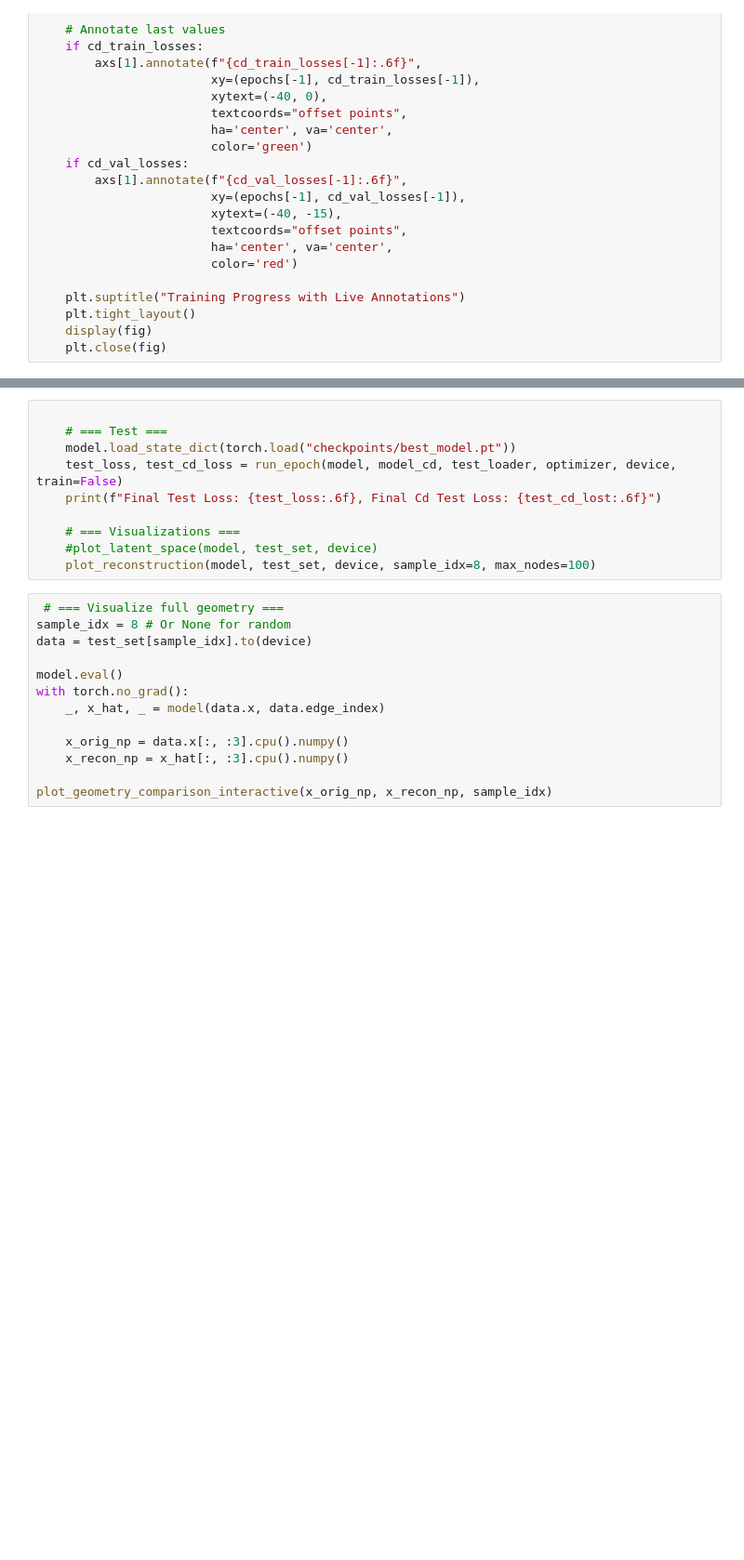
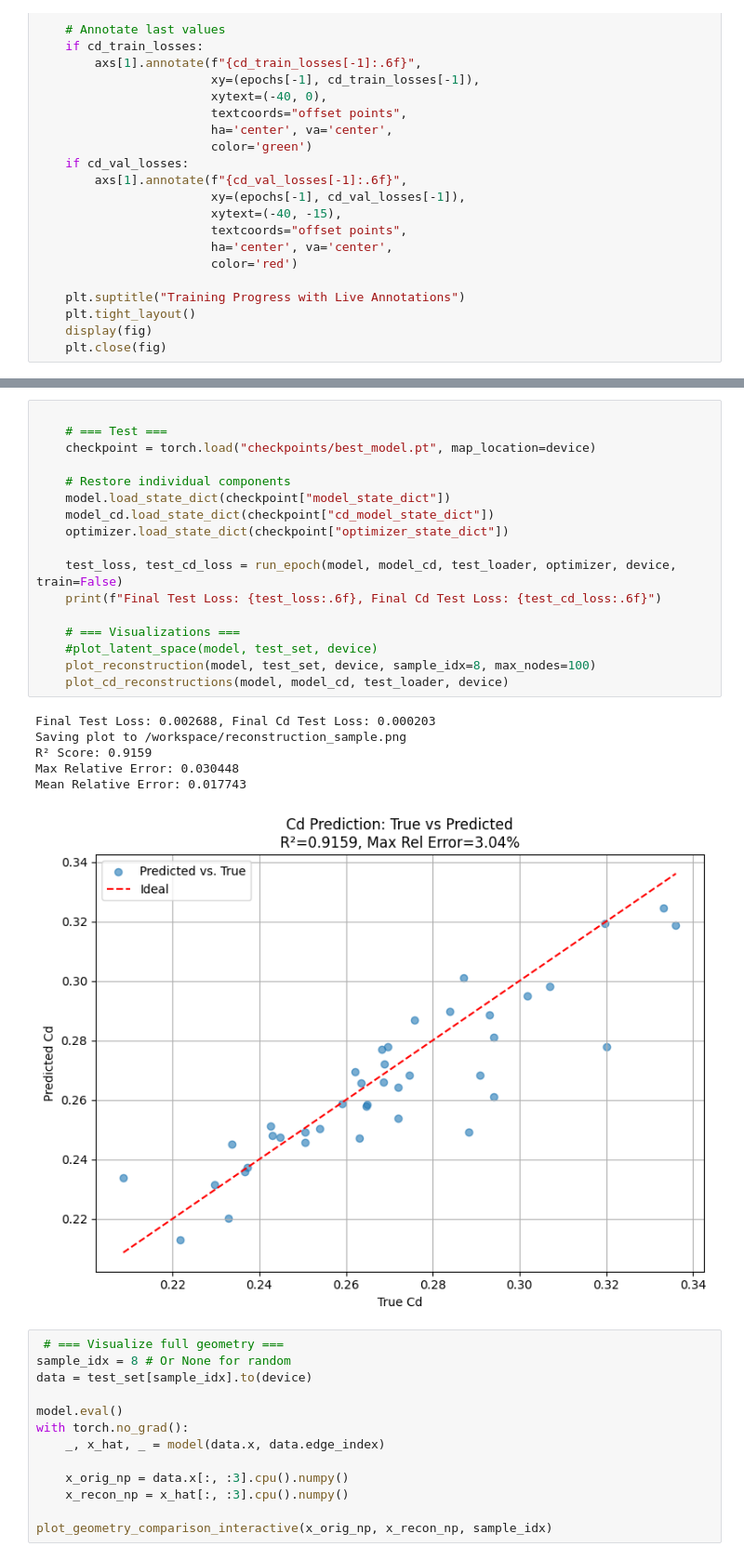
Before and after one commit to koutsavd/GeometryEncoderTorchGeom, a Jupyter notebook: AutoEncoderOPT.ipynb, the cells around one changed output, grey strips where cells are left out. Shown at 93% size. Drawn from its saved outputs; the diff is of its cells as text; blank space fills up the shorter version.

```diff
--- a/AutoEncoderOPT.ipynb
+++ b/AutoEncoderOPT.ipynb
@@ -477,13 +449,27 @@ for epoch in range(start_epoch, 101):
 # %%
 
     # === Test ===
-    model.load_state_dict(torch.load("checkpoints/best_model.pt"))
+    checkpoint = torch.load("checkpoints/best_model.pt", map_location=device)
+
+    # Restore individual components
+    model.load_state_dict(checkpoint["model_state_dict"])
+    model_cd.load_state_dict(checkpoint["cd_model_state_dict"])
+    optimizer.load_state_dict(checkpoint["optimizer_state_dict"])
+
     test_loss, test_cd_loss = run_epoch(model, model_cd, test_loader, optimizer, device, train=False)
-    print(f"Final Test Loss: {test_loss:.6f}, Final Cd Test Loss: {test_cd_lost:.6f}")
+    print(f"Final Test Loss: {test_loss:.6f}, Final Cd Test Loss: {test_cd_loss:.6f}")
 
     # === Visualizations ===
     #plot_latent_space(model, test_set, device)
     plot_reconstruction(model, test_set, device, sample_idx=8, max_nodes=100)
+    plot_cd_reconstructions(model, model_cd, test_loader, device)
+# %% [output]
+Final Test Loss: 0.002688, Final Cd Test Loss: 0.000203
+Saving plot to /workspace/reconstruction_sample.png
+R² Score: 0.9159
+Max Relative Error: 0.030448
+Mean Relative Error: 0.017743
+[figure, added]
 # %%
  # === Visualize full geometry ===
 sample_idx = 8 # Or None for random
```
Also changed, not shown: parts of 6 cells of this notebook, 1 other file.
